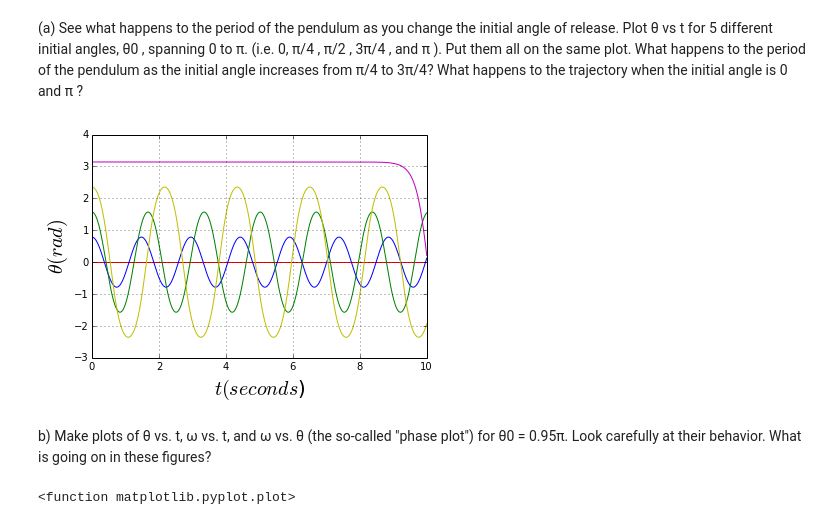
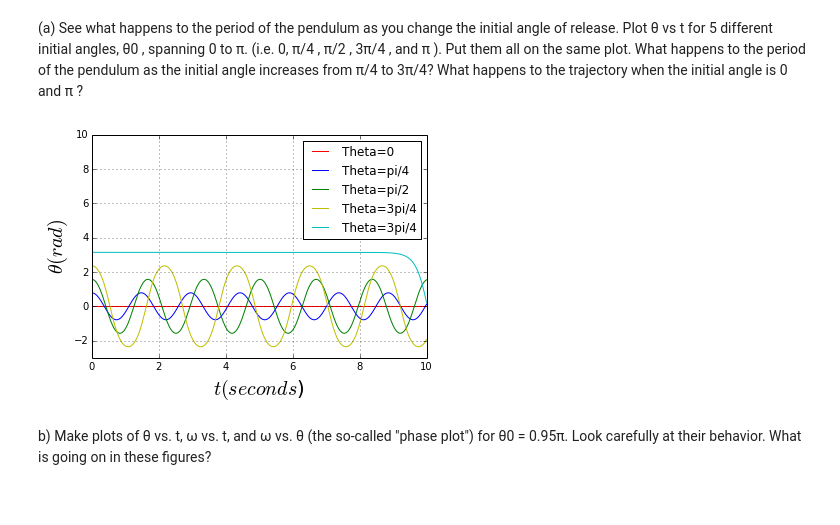
Before and after one commit to znlevine/PHYS202-S14, a Jupyter notebook: SciPy/ODEExercises.ipynb, the cells around one changed output. Cells and saved outputs as stored; diff of their text form; code cells hidden in the pictures.

```diff
--- a/SciPy/ODEExercises.ipynb
+++ b/SciPy/ODEExercises.ipynb
@@ -27,38 +27,36 @@ omega0=0.
 
 th0=0
 theta_init=np.array([th0,omega0])
 theta=odeint(deriv,theta_init,t)
 plt.plot(t,theta[:,0],'r-',label="Theta=0")
 
 th0=np.pi/4
 theta_init=np.array([th0,omega0])
 theta=odeint(deriv,theta_init,t)
 plt.plot(t,theta[:,0],'b-',label="Theta=pi/4")
 
 th0=np.pi/2
 theta_init=np.array([th0,omega0])
 theta=odeint(deriv,theta_init,t)
 plt.plot(t,theta[:,0],'g-',label="Theta=pi/2")
 
 th0=3*np.pi/4
 theta_init=np.array([th0,omega0])
 theta=odeint(deriv,theta_init,t)
 plt.plot(t,theta[:,0],'y-',label="Theta=3pi/4")
 
 th0=np.pi
 theta_init=np.array([th0,omega0])
 theta=odeint(deriv,theta_init,t)
-plt.plot(t,theta[:,0],'m-',label="Theta=pi")
+plt.plot(t,theta[:,0],'c-',label="Theta=3pi/4")
 
 plt.xlabel(r'$t (seconds$)',fontsize=20)
 plt.ylabel(r'$\theta (rad)$',fontsize=20)
+plt.legend()
+plt.ylim(-3,10)
 plt.grid()
 plt.show()
 # %% [output]
-[figure, old version]
+[figure, new version]
 # %% [markdown]
 b) Make plots of θ vs. t, ω vs. t, and ω vs. θ (the so-called "phase plot") for θ0 = 0.95π. Look carefully at their behavior. What is going on in these figures?
-# %%
-plt.plot
-# %% [output]
-<function matplotlib.pyplot.plot>
```
Also changed, not shown: parts of 5 cells of this notebook, 2 other files.
